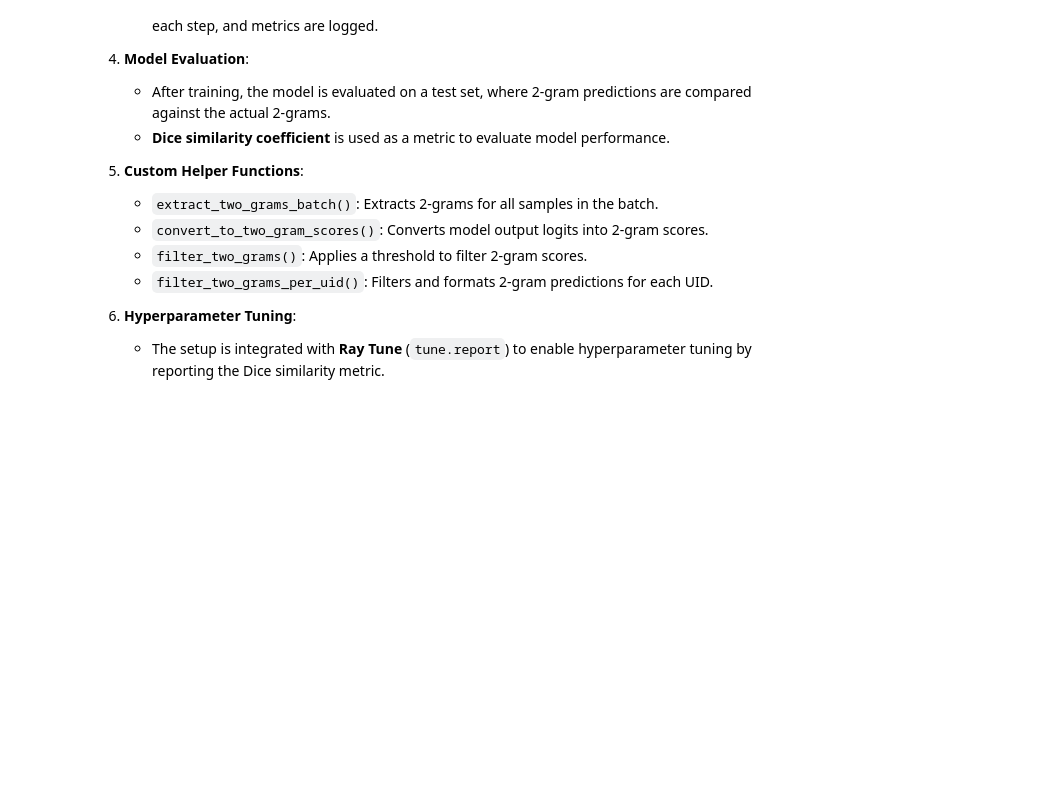
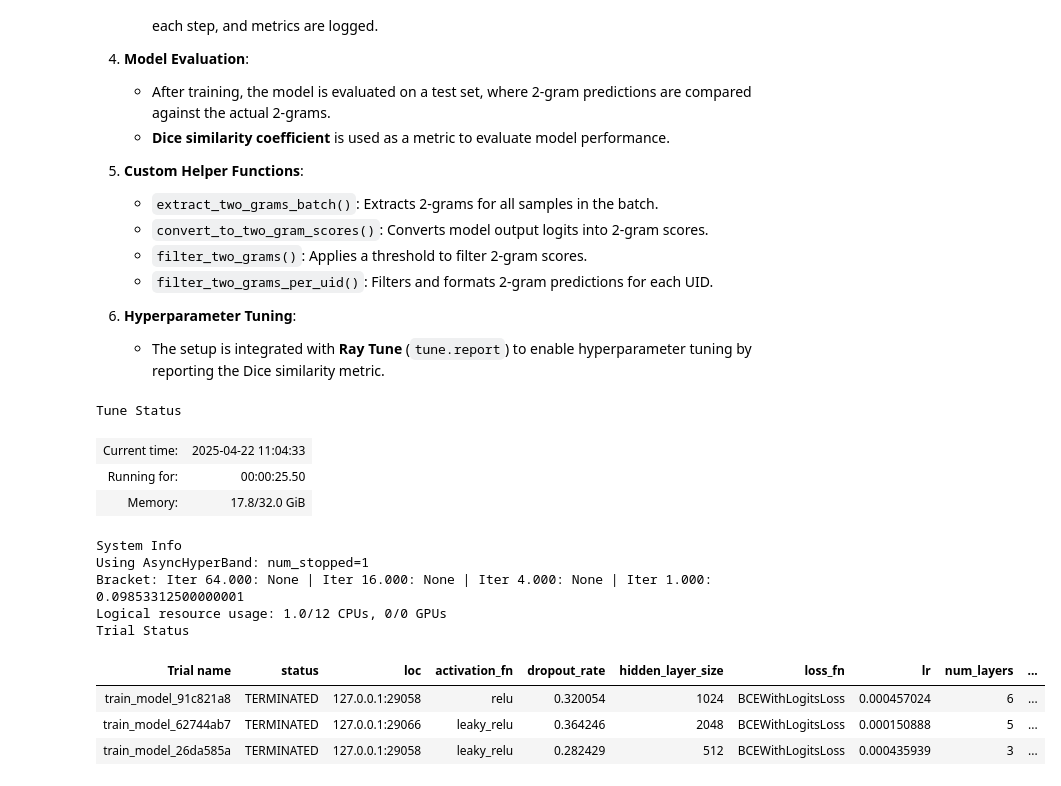
Before and after one commit to marcelmildenberger/dataset-extension-attack, a Jupyter notebook: hyperparameter_optimization.ipynb, the cells around one changed output. Cells and saved outputs as stored; diff of their text form; code cells hidden in the pictures; blank space fills up the shorter version.

```diff
--- a/hyperparameter_optimization.ipynb
+++ b/hyperparameter_optimization.ipynb
@@ -198,12 +199,6 @@ if ENC_CONFIG["AliceAlgo"] == "BloomFilter":
     data_labeled = BloomFilterDataset(
         df_reidentified,
         is_labeled=True,
-        all_two_grams=all_two_grams,
-        dev_mode=GLOBAL_CONFIG["DevMode"]
-    )
-    data_not_labeled = BloomFilterDataset(
-        df_not_reidentified,
-        is_labeled=False,
         all_two_grams=all_two_grams,
         dev_mode=GLOBAL_CONFIG["DevMode"]
     )
@@ -217,37 +212,22 @@ elif ENC_CONFIG["AliceAlgo"] == "TabMinHash":
         all_two_grams=all_two_grams,
         dev_mode=GLOBAL_CONFIG["DevMode"]
     )
-    data_not_labeled = TabMinHashDataset(
-        df_not_reidentified,
-        is_labeled=False,
-        all_two_grams=all_two_grams,
-        dev_mode=GLOBAL_CONFIG["DevMode"]
-    )
     input_layer_size = len(df_reidentified["tabminhash"][0])
 
 # 3 Two-Step Hash Encoding (One-Hot Encoding Mode)
 elif ENC_CONFIG["AliceAlgo"] == "TwoStepHash":
     # Collect all unique integers across both reidentified and non-reidentified data
-    unique_ints_reid = set().union(*df_reidentified["twostephash"])
-    unique_ints_not_reid = set().union(*df_not_reidentified["twostephash"])
-    unique_ints_sorted = sorted(unique_ints_reid.union(unique_ints_not_reid))
-    unique_integers_dict = {i: val for i, val in enumerate(unique_ints_sorted)}
-    input_layer_size = len(unique_ints_sorted)
+    unique_ints = sorted(set().union(*df_all["twostephash"]))
+    unique_integers_dict = {i: val for i, val in enumerate(unique_ints)}
+    input_layer_size = len(unique_ints)
 
     data_labeled = TwoStepHashDataset(
         df_reidentified,
         is_labeled=True,
-        all_integers=unique_ints_sorted,
+        all_integers=unique_ints,
         all_two_grams=all_two_grams,
         dev_mode=GLOBAL_CONFIG["DevMode"]
     )
-    data_not_labeled = TwoStepHashDataset(
-        df_not_reidentified,
-        is_labeled=False,
-        all_integers=unique_ints_sorted,
-        all_two_grams=all_two_grams,
-        dev_mode=GLOBAL_CONFIG["DevMode"]
-    )
 # %%
 # Define dataset split proportions
 train_size = int(DEA_CONFIG["TrainSize"] * len(data_labeled))
@@ -466,41 +377,53 @@ search_space = {
     "optimizer": tune.choice(["Adam", "SGD", "RMSprop"]),  # Optimizer options
     "loss_fn": tune.choice(["BCEWithLogitsLoss"]),  # Loss function (currently using BCEWithLogitsLoss)
     "lr": tune.loguniform(1e-5, 1e-2),  # Learning rate in a log-uniform range
-    "epochs": tune.randint(5, 30),  # Number of epochs between 10 and 20
 }
 
 # Initialize Ray for hyperparameter optimization
 ray.init(ignore_reinit_error=True)
 
 # Optuna Search Algorithm for optimizing the hyperparameters
-optuna_search = OptunaSearch(metric="dice", mode="max")
+optuna_search = OptunaSearch(metric="average_dice", mode="max")
 
 # Use ASHAScheduler to manage trials and early stopping
-scheduler = ASHAScheduler(metric="dice", mode="max")
+scheduler = ASHAScheduler(metric="average_dice", mode="max")
 
 trainable = tune.with_parameters(
     train_model,
     dataloader_tr = dataloader_train,
     dataloader_v = dataloader_val,
-    dataloader_te = dataloader_test,
     threshold = DEA_CONFIG["FilterThreshold"]
 )
 
 
 # Define and configure the Tuner for Ray Tune
 tuner = tune.Tuner(
     trainable,  # The function to optimize (training function)
     tune_config=tune.TuneConfig(
         search_alg=optuna_search,  # Search strategy using Optuna
         scheduler=scheduler,  # Use ASHA to manage the trials
         num_samples=DEA_CONFIG["NumSamples"],  # Number of trials to run
         max_concurrent_trials=2  # or 1 if your models are heavy
     ),
     param_space=search_space  # Pass in the defined hyperparameter search space
 )
 
 # Run the tuner
 results = tuner.fit()
 
 # Shut down Ray after finishing the optimization
 ray.shutdown()
+# %% [output]
+Tune Status
+| Current time: | 2025-04-22 11:04:33 |
+| Running for: | 00:00:25.50 |
+| Memory: | 17.8/32.0 GiB |
+System Info
+Using AsyncHyperBand: num_stopped=1
+Bracket: Iter 64.000: None | Iter 16.000: None | Iter 4.000: None | Iter 1.000: 0.09853312500000001
+Logical resource usage: 1.0/12 CPUs, 0/0 GPUs
+Trial Status
+| Trial name | status | loc | activation_fn | dropout_rate | hidden_layer_size | loss_fn | lr | num_layers | ... |
+| train_model_91c821a8 | TERMINATED | 127.0.0.1:29058 | relu | 0.320054 | 1024 | BCEWithLogitsLoss | 0.000457024 | 6 | ... |
+| train_model_62744ab7 | TERMINATED | 127.0.0.1:29066 | leaky_relu | 0.364246 | 2048 | BCEWithLogitsLoss | 0.000150888 | 5 | ... |
+| train_model_26da585a | TERMINATED | 127.0.0.1:29058 | leaky_relu | 0.282429 | 512 | BCEWithLogitsLoss | 0.000435939 | 3 | ... |
```
Also changed, not shown: parts of 7 cells of this notebook, 3 other files.
